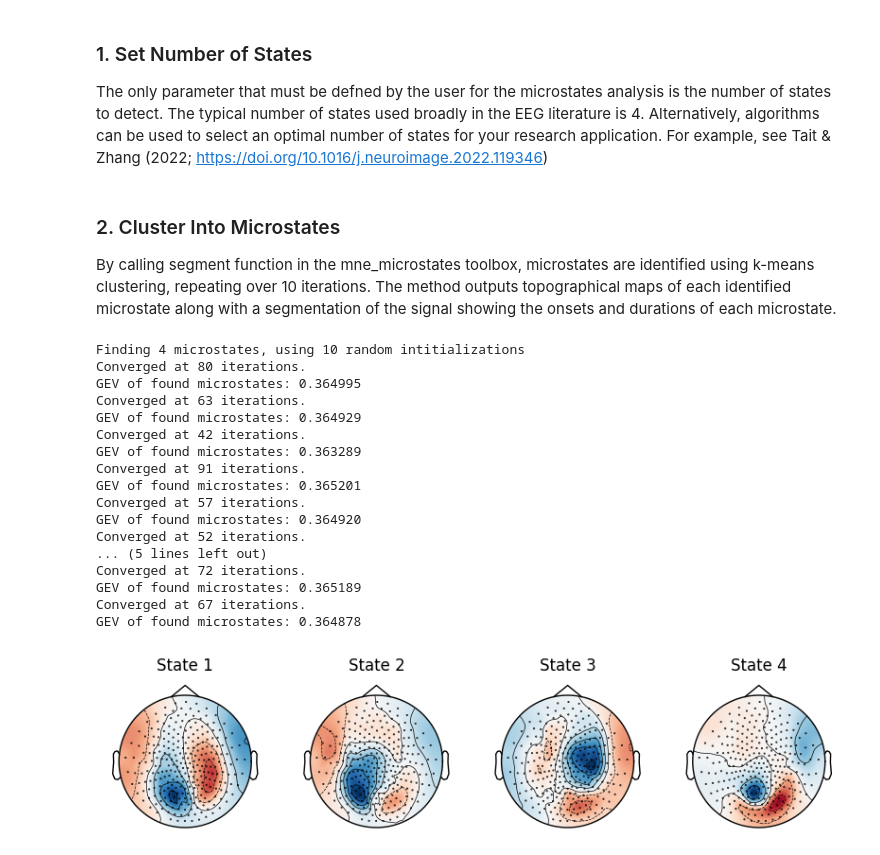
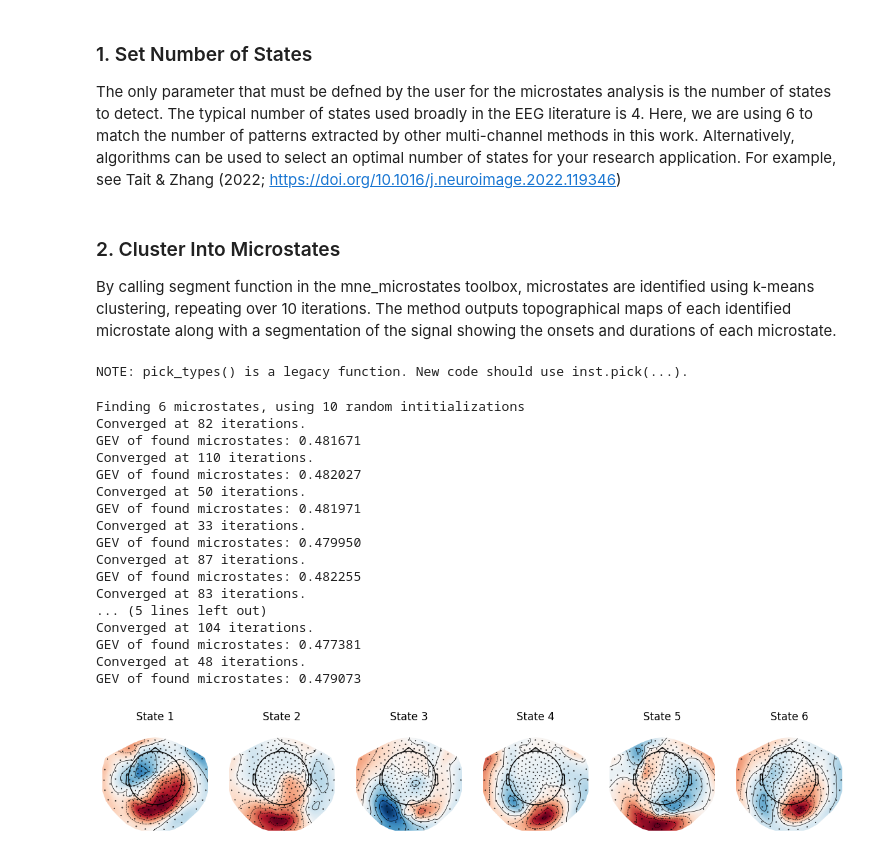
Before and after one commit to lindseypower/BurstDetection_Tutorials, a Jupyter notebook: Tutorials/Microstates.ipynb, the cells around one changed output. Cells and saved outputs as stored; diff of their text form; code cells hidden in the pictures.

```diff
--- a/Tutorials/Microstates.ipynb
+++ b/Tutorials/Microstates.ipynb
@@ -26,0 +77,13 @@ Ready.
+# %%
+# Apply SSP projectors to remove ECG/EOG artifacts
+ecg_evoked = create_ecg_epochs(raw).average()
+ecg_projs, ecg_events = compute_proj_ecg(raw,n_mag=2, reject=None)
+mne.viz.plot_projs_topomap(ecg_projs, info=raw.info)
+raw.add_proj(ecg_projs)
+
+eog_evoked = create_eog_epochs(raw).average()
+eog_projs, events = compute_proj_eog(raw, n_mag=3, reject=None)
+mne.viz.plot_projs_topomap(eog_projs, info=raw.info)
+raw.add_proj(eog_projs)
+
+raw.apply_proj()
@@ -27,53 +186,55 @@ Ready.
 # %% [markdown]
 ### 1. Set Number of States
 
-The only parameter that must be defned by the user for the microstates analysis is the number of states to detect. The typical number of states used broadly in the EEG literature is 4. Alternatively, algorithms can be used to select an optimal number of states for your research application. For example, see Tait & Zhang (2022; https://doi.org/10.1016/j.neuroimage.2022.119346)
+The only parameter that must be defned by the user for the microstates analysis is the number of states to detect. The typical number of states used broadly in the EEG literature is 4. Here, we are using 6 to match the number of patterns extracted by other multi-channel methods in this work.  Alternatively, algorithms can be used to select an optimal number of states for your research application. For example, see Tait & Zhang (2022; https://doi.org/10.1016/j.neuroimage.2022.119346)
 # %%
 # Define number of microstates
-n_states = 4
+n_states = 6
 # %% [markdown]
 ### 2. Cluster Into Microstates
 
 By calling segment function in the mne_microstates toolbox, microstates are identified using k-means clustering, repeating over 10 iterations. The method outputs topographical maps of each identified microstate along with a segmentation of the signal showing the onsets and durations of each microstate.
+# %%
+# Prep data (crop to 300s)
+data_len = 600
+raw.pick_types(meg=True, ref_meg=False)
+dat = raw.get_data(picks=['meg'])
+dat = dat[0:int(Fs*data_len/2)]
+# %% [output]
+NOTE: pick_types() is a legacy function. New code should use inst.pick(...).
 # %%
 # Clustering data into microstates
-maps, seg = mne_microstates.segment(data, n_states=n_states)
+maps, seg = mne_microstates.segment(dat, n_states=n_states)
 # %% [output]
-Finding 4 microstates, using 10 random intitializations
-Converged at 80 iterations.
-GEV of found microstates: 0.364995
-Converged at 63 iterations.
-GEV of found microstates: 0.364929
-Converged at 42 iterations.
-GEV of found microstates: 0.363289
-Converged at 91 iterations.
-GEV of found microstates: 0.365201
-Converged at 57 iterations.
-GEV of found microstates: 0.364920
-Converged at 52 iterations.
+Finding 6 microstates, using 10 random intitializations
+Converged at 82 iterations.
+GEV of found microstates: 0.481671
+Converged at 110 iterations.
+GEV of found microstates: 0.482027
+Converged at 50 iterations.
+GEV of found microstates: 0.481971
+Converged at 33 iterations.
+GEV of found microstates: 0.479950
+Converged at 87 iterations.
+GEV of found microstates: 0.482255
+Converged at 83 iterations.
 ... (5 lines left out)
-Converged at 72 iterations.
-GEV of found microstates: 0.365189
-Converged at 67 iterations.
-GEV of found microstates: 0.364878
+Converged at 104 iterations.
+GEV of found microstates: 0.477381
+Converged at 48 iterations.
+GEV of found microstates: 0.479073
 # %%
 # Plotting microstate maps
-
-ctf_layout = sio.loadmat('CTF_layout.mat') # load channel layout for plotting
-
-fig, axes = plt.subplots(1, n_states, figsize=(10, 4))
+fig, axes = plt.subplots(1, n_states, figsize=(15, 4))
 
 for i, (ax, m) in enumerate(zip(axes.flatten(), maps)):
-        mne.viz.plot_topomap(m,
-                             pos = ctf_layout['pos'],
-                             ch_type='meg',
-                             sphere=0.5,
+        mne.viz.plot_topomap(m, raw.info,
                              cmap='RdBu',
-                             image_interp = 'cubic',
                              axes=ax, show=False)
         ax.set_title('State %d' % (i+1))
+plt.show()
 # %% [output]
-[figure, old version]
+[figure, new version]
 # %%
 # Get state information to plot power spectra for each
 alp = [np.eye(n_states)[state] for state in seg]
```
Also changed, not shown: parts of 9 cells of this notebook, 5 other files.
